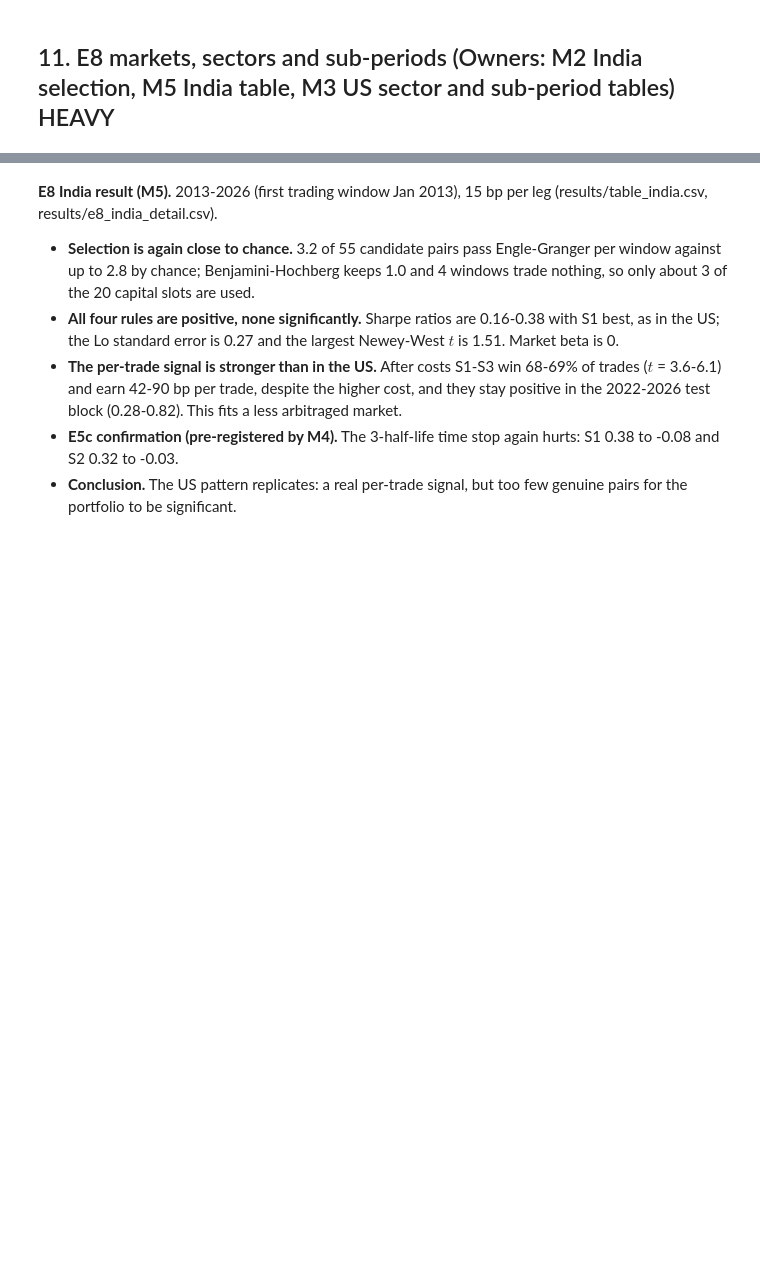
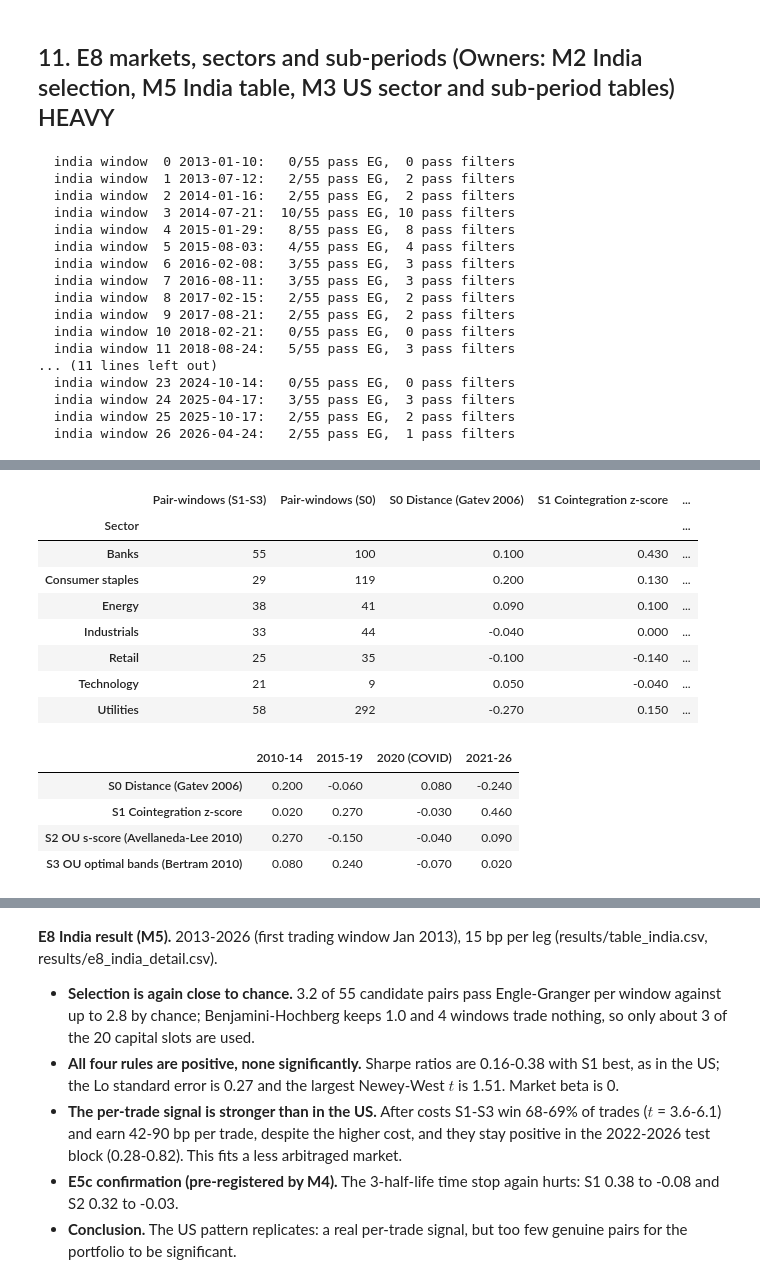
Before and after one commit to VvS-2403/Pairs-Trading, a Jupyter notebook: notebook.ipynb, the cells around one changed output, grey strips where cells are left out. Cells and saved outputs as stored; diff of their text form; code cells hidden in the pictures; blank space fills up the shorter version.

```diff
--- a/notebook.ipynb
+++ b/notebook.ipynb
@@ -636,18 +786,33 @@ if RUN_HEAVY:
 Costs enter linearly, so the break-even cost per leg is where the annual return reaches zero.
 # %%
 if RUN_HEAVY:
-    cost_grid = [0, 5, 10, 20, 30]
+    # E6 (M3): cost sweep. S0-S2 trade the same way at every cost, so their return is linear in cost;
+    # S3's Bertram bands narrow as cost falls (1,577 trades at 0 bp vs 618 at 10 bp), so it is not.
+    # Break-even is therefore read off where each curve crosses zero (linear interpolation), not a line fit.
+    cost_grid = [0, 5, 10, 15, 20, 30]
     e6 = pd.DataFrame([dict(strategy=s, cost_bps=c, **compute_metrics(simulate(s, px_us, sel_us, c).committed))
                        for s in STRATS for c in cost_grid])
     e6.to_csv('results/e6_costs.csv', index=False)
+
+    def crossing(costs, values):
+        """First cost at which values change sign from >= 0 to < 0 (linear interpolation)."""
+        for c0, c1, v0, v1 in zip(costs[:-1], costs[1:], values[:-1], values[1:]):
+            if v0 >= 0 > v1:
+                return c0 + v0 * (c1 - c0) / (v0 - v1)
+        return 0.0 if values[0] < 0 else np.nan   # loses even at 0 bp / never breaks even in the grid
+
     breakeven = {}
     fig, ax = plt.subplots(figsize=(6, 3.6))
     for s in STRATS:
-        d = e6[e6.strategy == s]
+        d = e6[e6.strategy == s].sort_values('cost_bps')
         ax.plot(d.cost_bps, d['Sharpe'], marker='o', color=COLORS[s], label=C.STRATEGY_LABELS[s])
-        slope, intercept = np.polyfit(d.cost_bps, d['Ann. return %'], 1)
-        breakeven[C.STRATEGY_LABELS[s]] = -intercept / slope if slope < 0 else np.nan
+        breakeven[C.STRATEGY_LABELS[s]] = crossing(d.cost_bps.values, d['Ann. return %'].values)
     ax.axhline(0, color='k', lw=0.8)
+    ax.axvline(C.COST_BPS['us'], color='grey', ls=':', lw=0.8)   # headline cost, 10 bp
     ax.set_xlabel('Cost per leg per transaction (bp)'); ax.set_ylabel('Sharpe ratio'); ax.legend(fontsize=8)
     savefig(fig, 'fig_e6_costs')
-    display(pd.Series(breakeven, name='Break-even cost (bp per leg)').round(1))
+
+    breakeven = pd.Series(breakeven, name='Break-even cost (bp per leg)')
+    breakeven.to_csv('results/e6_breakeven.csv')
+    display(e6.pivot(index='cost_bps', columns='strategy', values='Sharpe').round(2))
+    display(breakeven.round(1))
@@ -688,15 +907,40 @@ if RUN_HEAVY:
     table_in = metrics_table(res_in.values(), bench_in).rename(index=C.STRATEGY_LABELS)
     table_in.to_csv('results/table_india.csv'); display(table_in.round(2))
 
-    # Sharpe of S2 by sector (US): the sub-portfolio of that sector's selected pairs
-    r = res_us['sscore']
+    # E8 US (M3): Sharpe by sector. Each sector's sub-portfolio is the sum of its selected
+    # pairs' returns (Sharpe is scale-free, so the capital base does not matter).
     by_sector = {}
-    for sec, cols in r.pairs.groupby('sector')['pair']:
-        by_sector[sec] = compute_metrics(r.pair_returns[list(cols)].sum(axis=1))['Sharpe']
-    display(pd.Series(by_sector, name='S2 Sharpe by sector').round(2))
+    for s, r in res_us.items():
+        for sec, cols in r.pairs.groupby('sector')['pair']:
+            by_sector.setdefault(sec, {})[C.STRATEGY_LABELS[s]] = \
+                compute_metrics(r.pair_returns[list(cols)].sum(axis=1))['Sharpe']
+    by_sector = pd.DataFrame(by_sector).T
+    by_sector.insert(0, 'Pair-windows (S1-S3)', res_us['zscore'].pairs.groupby('sector').size())
+    by_sector.insert(1, 'Pair-windows (S0)', res_us['distance'].pairs.groupby('sector').size())
+    by_sector = by_sector.fillna({'Pair-windows (S1-S3)': 0, 'Pair-windows (S0)': 0})
+    by_sector.index.name = 'Sector'
+    by_sector.to_csv('results/e8_sectors.csv'); display(by_sector.round(2))
 
-    # Sub-periods, all strategies (US)
+    # E8 US (M3): Sharpe by sub-period, all strategies (Table 2)
     sub = pd.DataFrame({name: {C.STRATEGY_LABELS[s]: compute_metrics(res.committed[a:b])['Sharpe']
                                for s, res in res_us.items()}
                         for name, (a, b) in C.SUB_PERIODS.items()})
     sub.to_csv('results/e8_subperiods.csv'); display(sub.round(2))
+# %% [output]
+  india window  0 2013-01-10:   0/55 pass EG,  0 pass filters
+  india window  1 2013-07-12:   2/55 pass EG,  2 pass filters
+  india window  2 2014-01-16:   2/55 pass EG,  2 pass filters
+  india window  3 2014-07-21:  10/55 pass EG, 10 pass filters
+  india window  4 2015-01-29:   8/55 pass EG,  8 pass filters
+  india window  5 2015-08-03:   4/55 pass EG,  4 pass filters
+  india window  6 2016-02-08:   3/55 pass EG,  3 pass filters
+  india window  7 2016-08-11:   3/55 pass EG,  3 pass filters
+  india window  8 2017-02-15:   2/55 pass EG,  2 pass filters
+  india window  9 2017-08-21:   2/55 pass EG,  2 pass filters
+  india window 10 2018-02-21:   0/55 pass EG,  0 pass filters
+  india window 11 2018-08-24:   5/55 pass EG,  3 pass filters
+... (11 lines left out)
+  india window 23 2024-10-14:   0/55 pass EG,  0 pass filters
+  india window 24 2025-04-17:   3/55 pass EG,  3 pass filters
+  india window 25 2025-10-17:   2/55 pass EG,  2 pass filters
+  india window 26 2026-04-24:   2/55 pass EG,  1 pass filters
@@ -702,0 +952,14 @@ if RUN_HEAVY:
+|  | Pair-windows (S1-S3) | Pair-windows (S0) | S0 Distance (Gatev 2006) | S1 Cointegration z-score | ... |
+| Sector |  |  |  |  | ... |
+| Banks | 55 | 100 | 0.100 | 0.430 | ... |
+| Consumer staples | 29 | 119 | 0.200 | 0.130 | ... |
+| Energy | 38 | 41 | 0.090 | 0.100 | ... |
+| Industrials | 33 | 44 | -0.040 | 0.000 | ... |
+| Retail | 25 | 35 | -0.100 | -0.140 | ... |
+| Technology | 21 | 9 | 0.050 | -0.040 | ... |
+| Utilities | 58 | 292 | -0.270 | 0.150 | ... |
+|  | 2010-14 | 2015-19 | 2020 (COVID) | 2021-26 |
+| S0 Distance (Gatev 2006) | 0.200 | -0.060 | 0.080 | -0.240 |
+| S1 Cointegration z-score | 0.020 | 0.270 | -0.030 | 0.460 |
+| S2 OU s-score (Avellaneda-Lee 2010) | 0.270 | -0.150 | -0.040 | 0.090 |
+| S3 OU optimal bands (Bertram 2010) | 0.080 | 0.240 | -0.070 | 0.020 |
```
Also changed, not shown: parts of 21 cells of this notebook, 20 other files.
